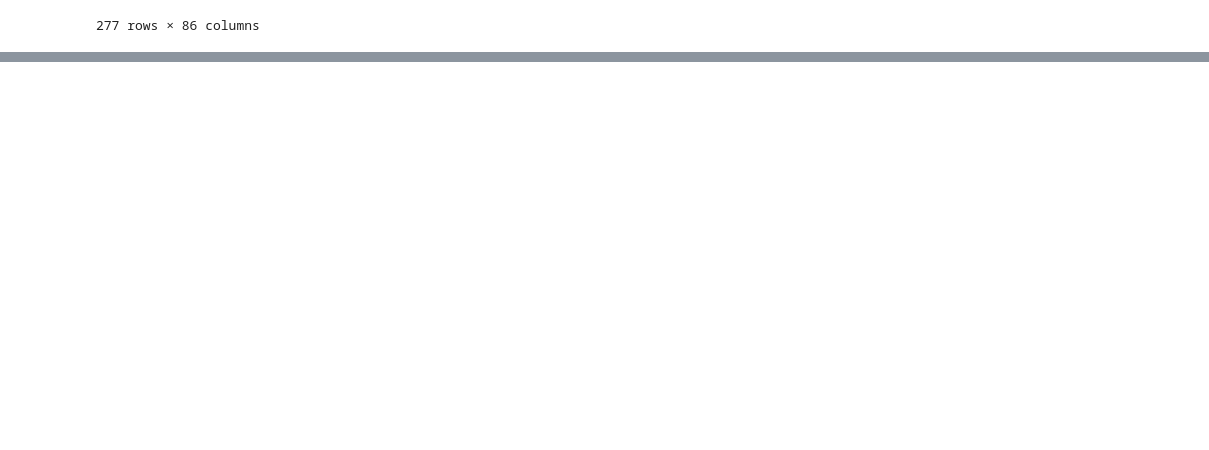
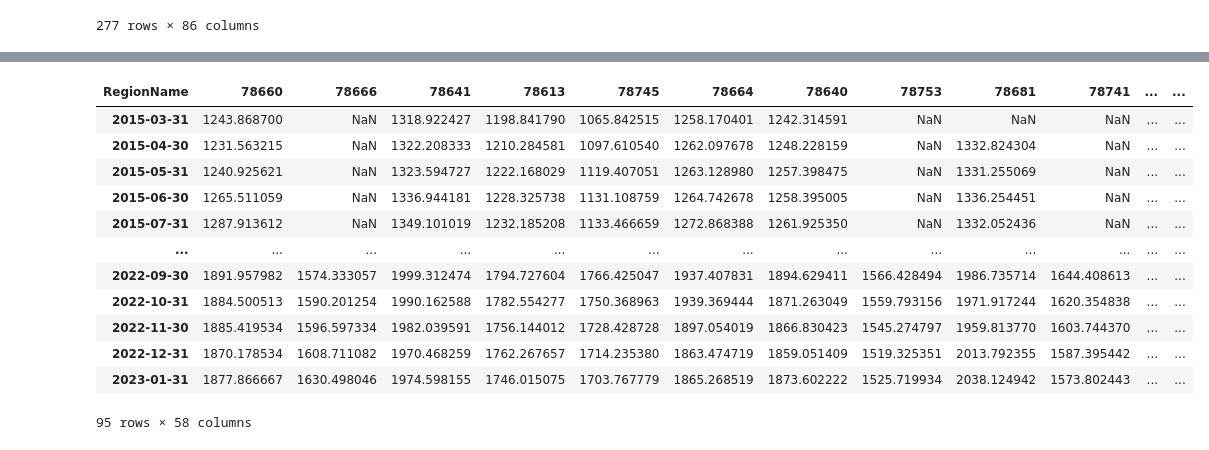
Before and after one commit to JenniferM-BShulyak/zillow_austin_housing_market, a Jupyter notebook: initial_setup.ipynb, the cells around one changed output, grey strips where cells are left out. Cells and saved outputs as stored; diff of their text form; code cells hidden in the pictures; blank space fills up the shorter version.

```diff
--- a/initial_setup.ipynb
+++ b/initial_setup.ipynb
@@ -118,0 +159,17 @@ Text(0.5, 1.0, 'Monies for a home in 78739')
+# %%
+df_rental_ready = df_rental_local_cut.transpose()
+df_rental_ready
+# %% [output]
+| RegionName | 78660 | 78666 | 78641 | 78613 | 78745 | 78664 | 78640 | 78753 | 78681 | 78741 | ... | ... |
+| 2015-03-31 | 1243.868700 | NaN | 1318.922427 | 1198.841790 | 1065.842515 | 1258.170401 | 1242.314591 | NaN | NaN | NaN | ... | ... |
+| 2015-04-30 | 1231.563215 | NaN | 1322.208333 | 1210.284581 | 1097.610540 | 1262.097678 | 1248.228159 | NaN | 1332.824304 | NaN | ... | ... |
+| 2015-05-31 | 1240.925621 | NaN | 1323.594727 | 1222.168029 | 1119.407051 | 1263.128980 | 1257.398475 | NaN | 1331.255069 | NaN | ... | ... |
+| 2015-06-30 | 1265.511059 | NaN | 1336.944181 | 1228.325738 | 1131.108759 | 1264.742678 | 1258.395005 | NaN | 1336.254451 | NaN | ... | ... |
+| 2015-07-31 | 1287.913612 | NaN | 1349.101019 | 1232.185208 | 1133.466659 | 1272.868388 | 1261.925350 | NaN | 1332.052436 | NaN | ... | ... |
+| ... | ... | ... | ... | ... | ... | ... | ... | ... | ... | ... | ... | ... |
+| 2022-09-30 | 1891.957982 | 1574.333057 | 1999.312474 | 1794.727604 | 1766.425047 | 1937.407831 | 1894.629411 | 1566.428494 | 1986.735714 | 1644.408613 | ... | ... |
+| 2022-10-31 | 1884.500513 | 1590.201254 | 1990.162588 | 1782.554277 | 1750.368963 | 1939.369444 | 1871.263049 | 1559.793156 | 1971.917244 | 1620.354838 | ... | ... |
+| 2022-11-30 | 1885.419534 | 1596.597334 | 1982.039591 | 1756.144012 | 1728.428728 | 1897.054019 | 1866.830423 | 1545.274797 | 1959.813770 | 1603.744370 | ... | ... |
+| 2022-12-31 | 1870.178534 | 1608.711082 | 1970.468259 | 1762.267657 | 1714.235380 | 1863.474719 | 1859.051409 | 1519.325351 | 2013.792355 | 1587.395442 | ... | ... |
+| 2023-01-31 | 1877.866667 | 1630.498046 | 1974.598155 | 1746.015075 | 1703.767779 | 1865.268519 | 1873.602222 | 1525.719934 | 2038.124942 | 1573.802443 | ... | ... |
+95 rows × 58 columns
```
Also changed, not shown: parts of 8 cells of this notebook, 3 other files.
